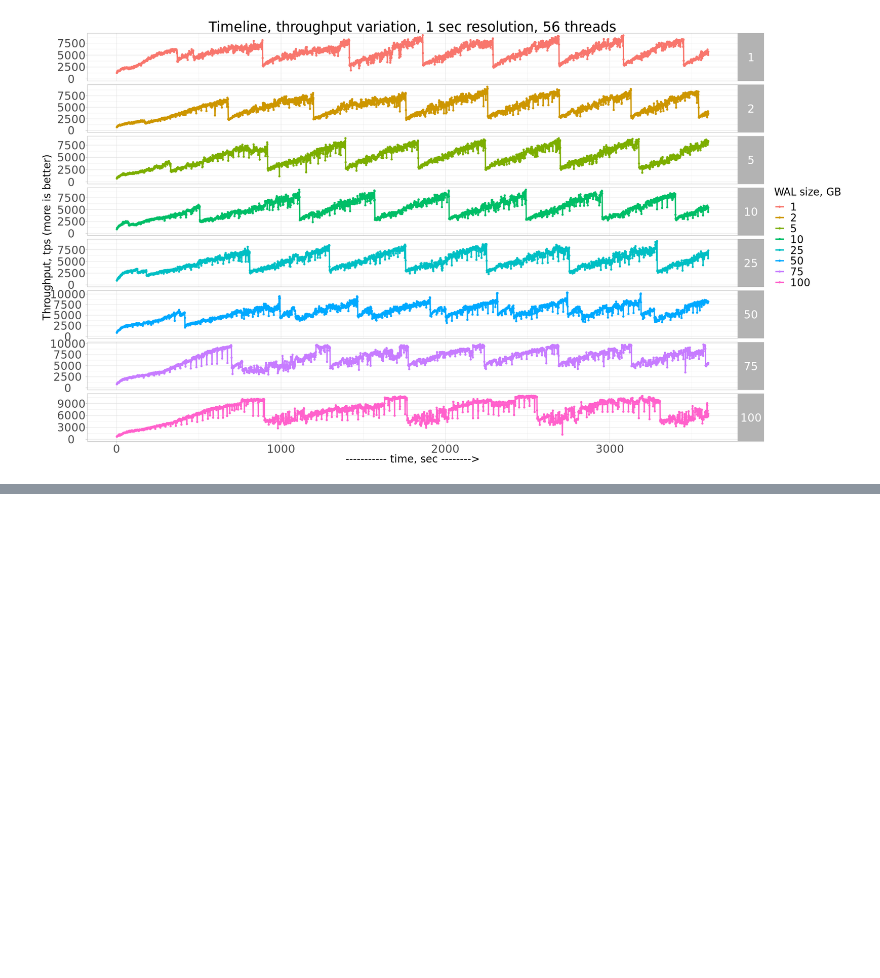
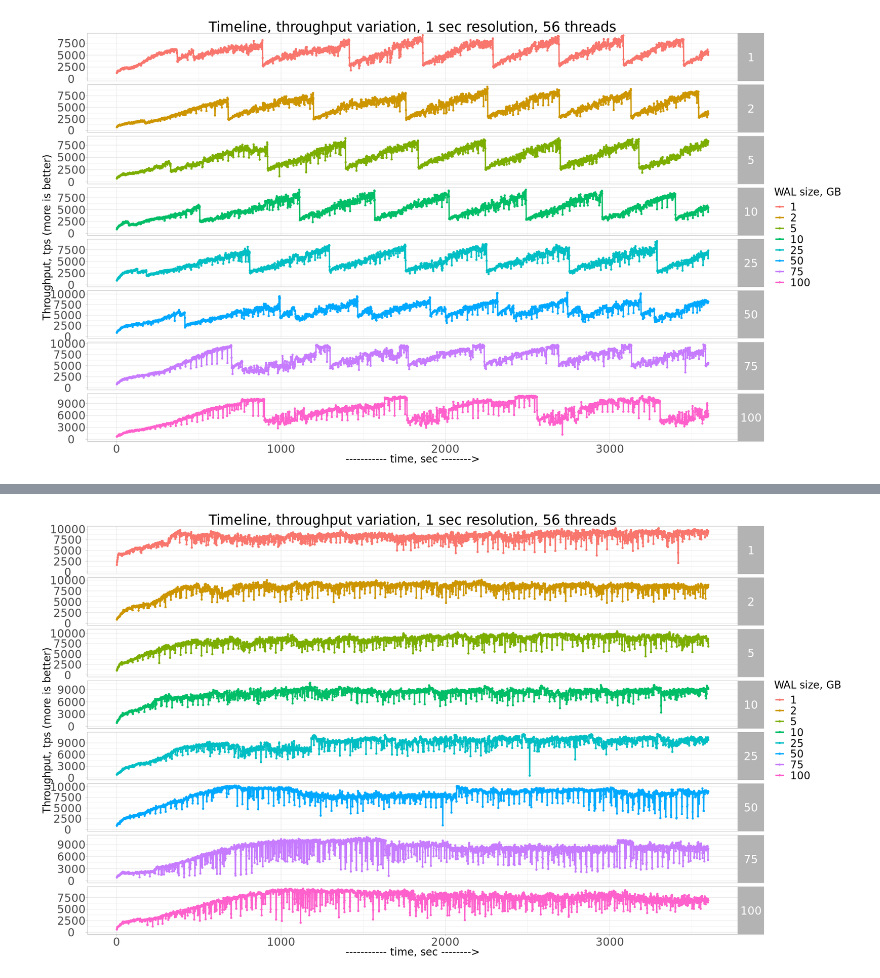
Before and after one commit to Percona-Lab-results/PostgreSQL-Checkpoint-Jul2020, a Jupyter notebook: notebook/PostgreSQL-checkpoint.ipynb, the cells around one changed output, grey strips where cells are left out. Drawn from its saved outputs; the diff is of its cells as text; code cells hidden in the pictures; blank space fills up the shorter version.

```diff
--- a/notebook/PostgreSQL-checkpoint.ipynb
+++ b/notebook/PostgreSQL-checkpoint.ipynb
@@ -106,6 +106,28 @@ loadd  <- function () {
 
     return(res)
 }
+# %%
+loadd1  <- function () {
+    WAL <- c(1,2,5,10,25,50,75,100)
+    res = data.frame()
+    for (val in WAL) {
+        #https://raw.githubusercontent.com/Percona-Lab-results/PostgreSQL-Checkpoint-Jul2020/master/res/res1/res.wal100G.chk1800s.ssd.txt
+        urldown=paste0("https://raw.githubusercontent.com/Percona-Lab-results/PostgreSQL-Checkpoint-Jul2020/master/res/res1/res.wal",val,"G.chk1800s.ssd.txt")
+        download <- getURL(urldown)
+
+        dl<-strsplit(download, split='\n')
+        data <- read.csv (text = grep("^[0-9]", dl[[1]], value = TRUE), header=F)
+
+        data$WAL=val
+        if(nrow(res)<1){
+            res<-data
+        }else{
+            res<-rbind(data,res)
+        }
+    }
+
+    return(res)
+}
 # %%
 r1 <- loadd()
 #r2 <- loadd("GR8","5")
@@ -113,3 +135,7 @@ r1 <- loadd()
 #r4 <- loadd("PXC8","5")
 #results<-rbind(r1,r2,r3,r4)
 results<-r1
+# %%
+r2 <- loadd1()
+
+results2<-r2
@@ -147,0 +210,16 @@ m + geom_line(size=1)+geom_point(size=1)+
+# %%
+m <- ggplot(data = subset(results2),
+            aes(x=V1, y=V3,color=as.factor(WAL)))
+
+options(repr.plot.width=18, repr.plot.height=10)
+
+
+m + geom_line(size=1)+geom_point(size=1)+
+    ylab("Throughput, tps (more is better)")+
+    xlab("----------- time, sec -------->")+
+    labs(title="Timeline, throughput variation, 1 sec resolution, 56 threads")+
+    expand_limits(y=0)+
+    scale_colour_discrete(name="WAL size, GB")+
+    facet_grid(WAL ~ .,scales="free")
+# %% [output]
+[figure, added]
```
Also changed, not shown: parts of 2 cells of this notebook.
